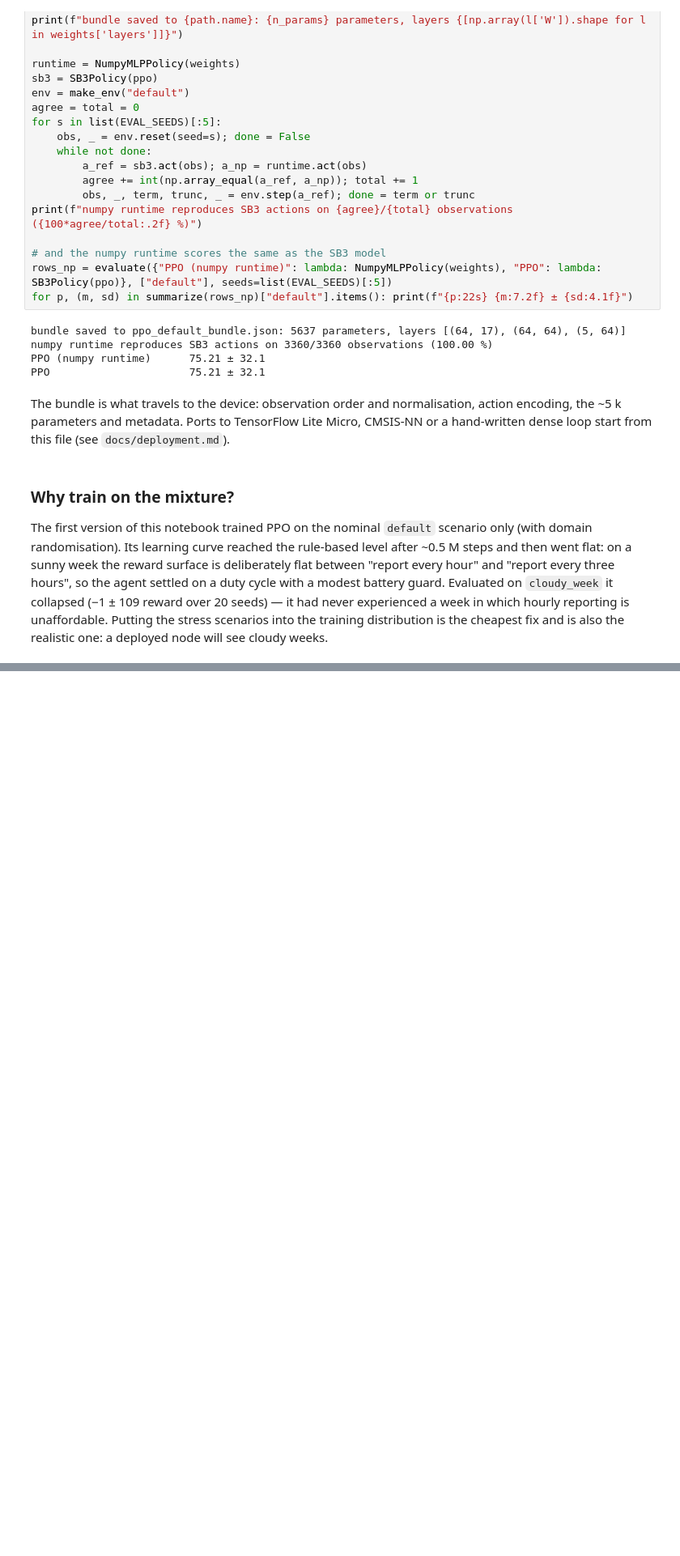
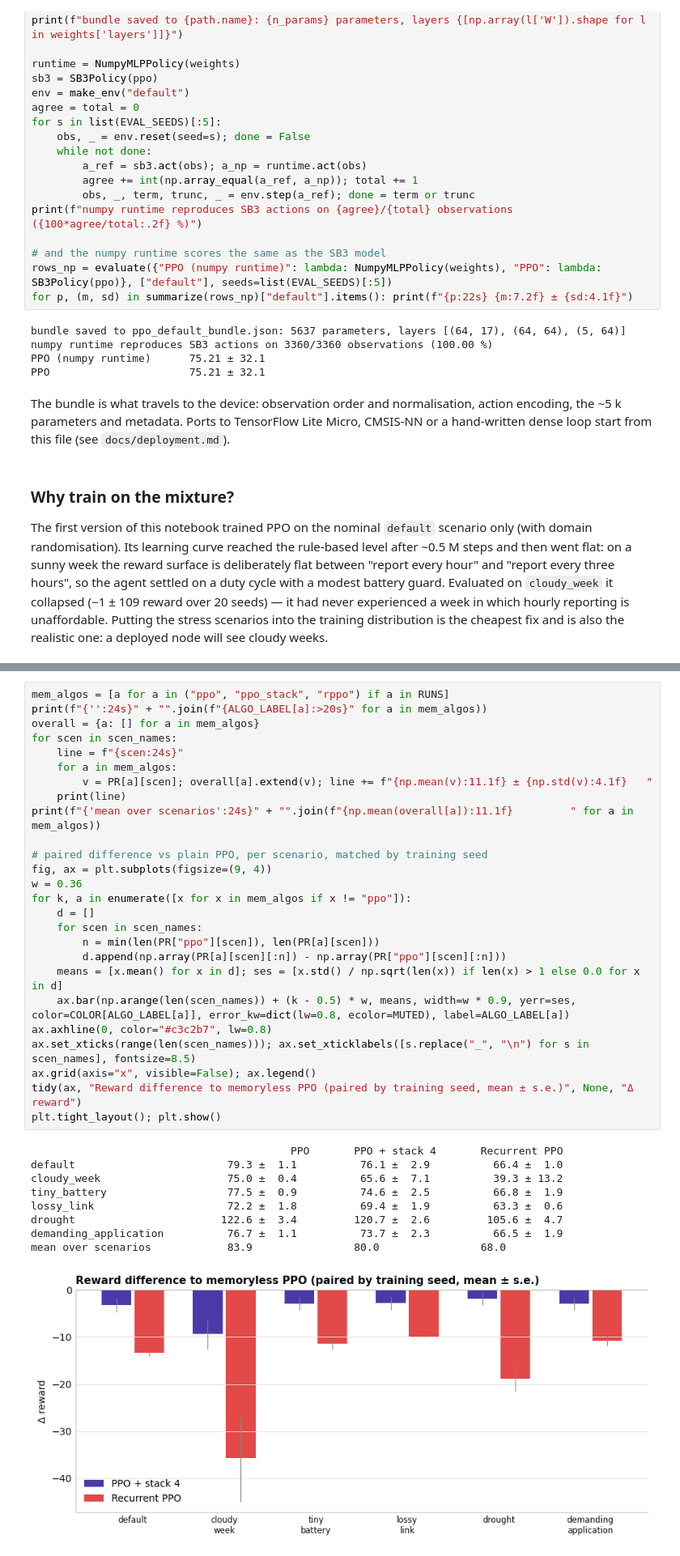
Before and after one commit to measurify/EdgeEngine-AWARE, a Jupyter notebook: examples/train_rl.ipynb, the cells around one changed output, grey strips where cells are left out. Shown at 81% size. Drawn from its saved outputs; the diff is of its cells as text; blank space fills up the shorter version.

```diff
--- a/examples/train_rl.ipynb
+++ b/examples/train_rl.ipynb
@@ -550,0 +674,36 @@ protocol after every change to the reward or the models.
+# %%
+mem_algos = [a for a in ("ppo", "ppo_stack", "rppo") if a in RUNS]
+print(f"{'':24s}" + "".join(f"{ALGO_LABEL[a]:>20s}" for a in mem_algos))
+overall = {a: [] for a in mem_algos}
+for scen in scen_names:
+    line = f"{scen:24s}"
+    for a in mem_algos:
+        v = PR[a][scen]; overall[a].extend(v); line += f"{np.mean(v):11.1f} ± {np.std(v):4.1f}   "
+    print(line)
+print(f"{'mean over scenarios':24s}" + "".join(f"{np.mean(overall[a]):11.1f}         " for a in mem_algos))
+
+# paired difference vs plain PPO, per scenario, matched by training seed
+fig, ax = plt.subplots(figsize=(9, 4))
+w = 0.36
+for k, a in enumerate([x for x in mem_algos if x != "ppo"]):
+    d = []
+    for scen in scen_names:
+        n = min(len(PR["ppo"][scen]), len(PR[a][scen]))
+        d.append(np.array(PR[a][scen][:n]) - np.array(PR["ppo"][scen][:n]))
+    means = [x.mean() for x in d]; ses = [x.std() / np.sqrt(len(x)) if len(x) > 1 else 0.0 for x in d]
+    ax.bar(np.arange(len(scen_names)) + (k - 0.5) * w, means, width=w * 0.9, yerr=ses, color=COLOR[ALGO_LABEL[a]], error_kw=dict(lw=0.8, ecolor=MUTED), label=ALGO_LABEL[a])
+ax.axhline(0, color="#c3c2b7", lw=0.8)
+ax.set_xticks(range(len(scen_names))); ax.set_xticklabels([s.replace("_", "\n") for s in scen_names], fontsize=8.5)
+ax.grid(axis="x", visible=False); ax.legend()
+tidy(ax, "Reward difference to memoryless PPO (paired by training seed, mean ± s.e.)", None, "Δ reward")
+plt.tight_layout(); plt.show()
+# %% [output]
+                                         PPO       PPO + stack 4       Recurrent PPO
+default                        79.3 ±  1.1          76.1 ±  2.9          66.4 ±  1.0
+cloudy_week                    75.0 ±  0.4          65.6 ±  7.1          39.3 ± 13.2
+tiny_battery                   77.5 ±  0.9          74.6 ±  2.5          66.8 ±  1.9
+lossy_link                     72.2 ±  1.8          69.4 ±  1.9          63.3 ±  0.6
+drought                       122.6 ±  3.4         120.7 ±  2.6         105.6 ±  4.7
+demanding_application          76.7 ±  1.1          73.7 ±  2.3          66.5 ±  1.9
+mean over scenarios            83.9                80.0                68.0
+[figure, added]
```
Also changed, not shown: parts of 21 cells of this notebook, 10 other files.
